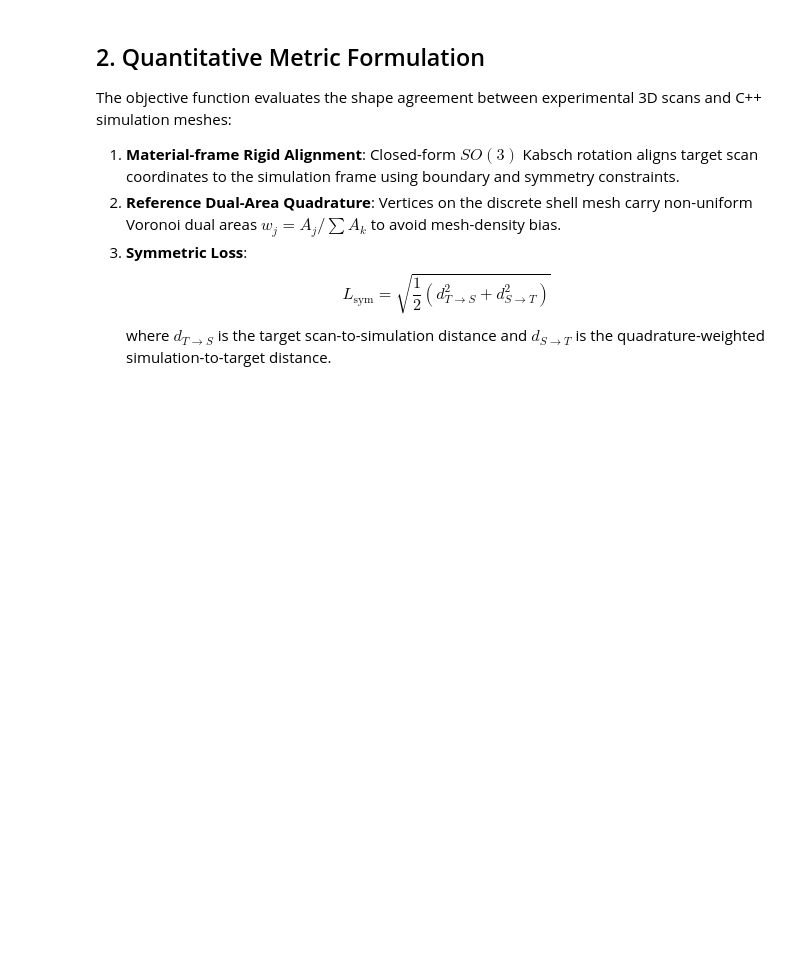
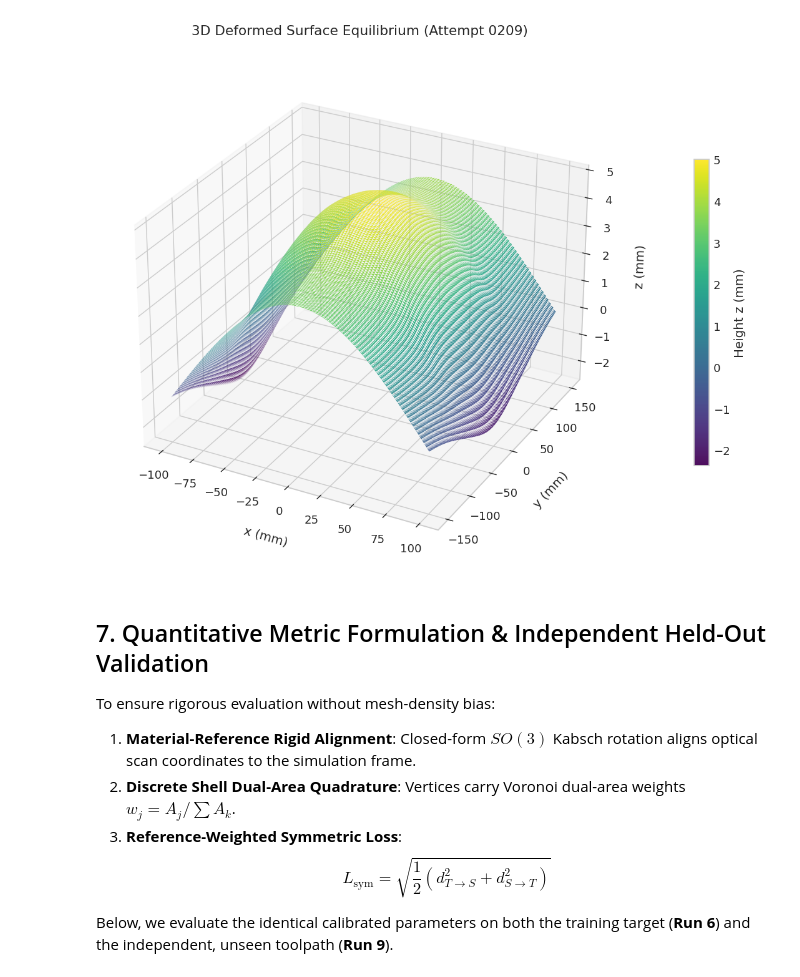
Before and after one commit to hwkwon1114/PSM2025, a Jupyter notebook: notebooks/demo_zigzag_calibration.ipynb, the cells around one changed output. Saved outputs shown, nothing was run; the diff lists cells and outputs as text; code cells hidden in the pictures; blank space fills up the shorter version.

Commit message:
Enhance demo notebook with end-to-end toolpath-to-simulation workflow and robust build

```diff
--- a/notebooks/demo_zigzag_calibration.ipynb
+++ b/notebooks/demo_zigzag_calibration.ipynb
@@ -64,9 +316,38 @@ Parameter          Value                         Physical Role
+# %%
+fig = plt.figure(figsize=(10, 7))
+ax3d = fig.add_subplot(111, projection='3d')
+
+# Subsample faces for responsive interactive 3D rendering
+stride = 2
+surf = ax3d.plot_trisurf(
+    verts[:, 0], verts[:, 1], verts[:, 2],
+    triangles=faces[::stride],
+    cmap='viridis',
+    edgecolor='none',
+    alpha=0.95,
+    antialiased=True
+)
+
+cbar = fig.colorbar(surf, ax=ax3d, shrink=0.6, pad=0.1)
+cbar.set_label("Height z (mm)")
+
+ax3d.view_init(elev=28, azim=-62)
+ax3d.set_title("3D Deformed Surface Equilibrium (Attempt 0209)", pad=20)
+ax3d.set_xlabel("x (mm)", labelpad=10)
+ax3d.set_ylabel("y (mm)", labelpad=10)
+ax3d.set_zlabel("z (mm)", labelpad=10)
+
+plt.tight_layout()
+plt.show()
+# %% [output]
+[figure, added]
 # %% [markdown]
-## 2. Quantitative Metric Formulation
-The objective function evaluates the shape agreement between experimental 3D scans and C++ simulation meshes:
-1. **Material-frame Rigid Alignment**: Closed-form $SO(3)$ Kabsch rotation aligns target scan coordinates to the simulation frame using boundary and symmetry constraints.
-2. **Reference Dual-Area Quadrature**: Vertices on the discrete shell mesh carry non-uniform Voronoi dual areas $w_j = A_j / \sum A_k$ to avoid mesh-density bias.
-3. **Symmetric Loss**:
+## 7. Quantitative Metric Formulation & Independent Held-Out Validation
+To ensure rigorous evaluation without mesh-density bias:
+1. **Material-Reference Rigid Alignment**: Closed-form $SO(3)$ Kabsch rotation aligns optical scan coordinates to the simulation frame.
+2. **Discrete Shell Dual-Area Quadrature**: Vertices carry Voronoi dual-area weights $w_j = A_j / \sum A_k$.
+3. **Reference-Weighted Symmetric Loss**:
    $$L_{\text{sym}} = \sqrt{\frac{1}{2} \left( d_{T \to S}^2 + d_{S \to T}^2 \right)}$$
-   where $d_{T \to S}$ is the target scan-to-simulation distance and $d_{S \to T}$ is the quadrature-weighted simulation-to-target distance.
+
+Below, we evaluate the identical calibrated parameters on both the training target (**Run 6**) and the independent, unseen toolpath (**Run 9**).
 # %%
```
Also changed, not shown: parts of 23 cells of this notebook, 3 other files.
